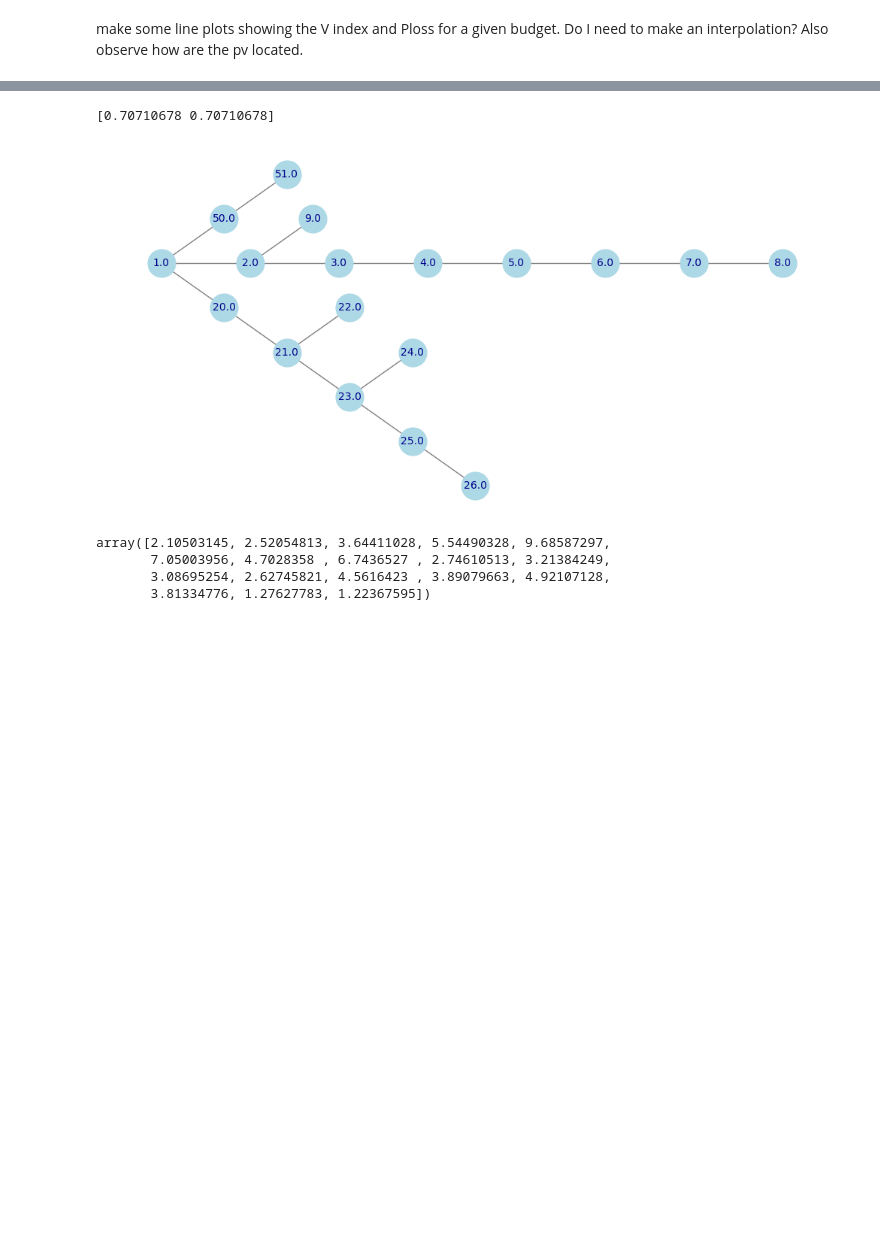
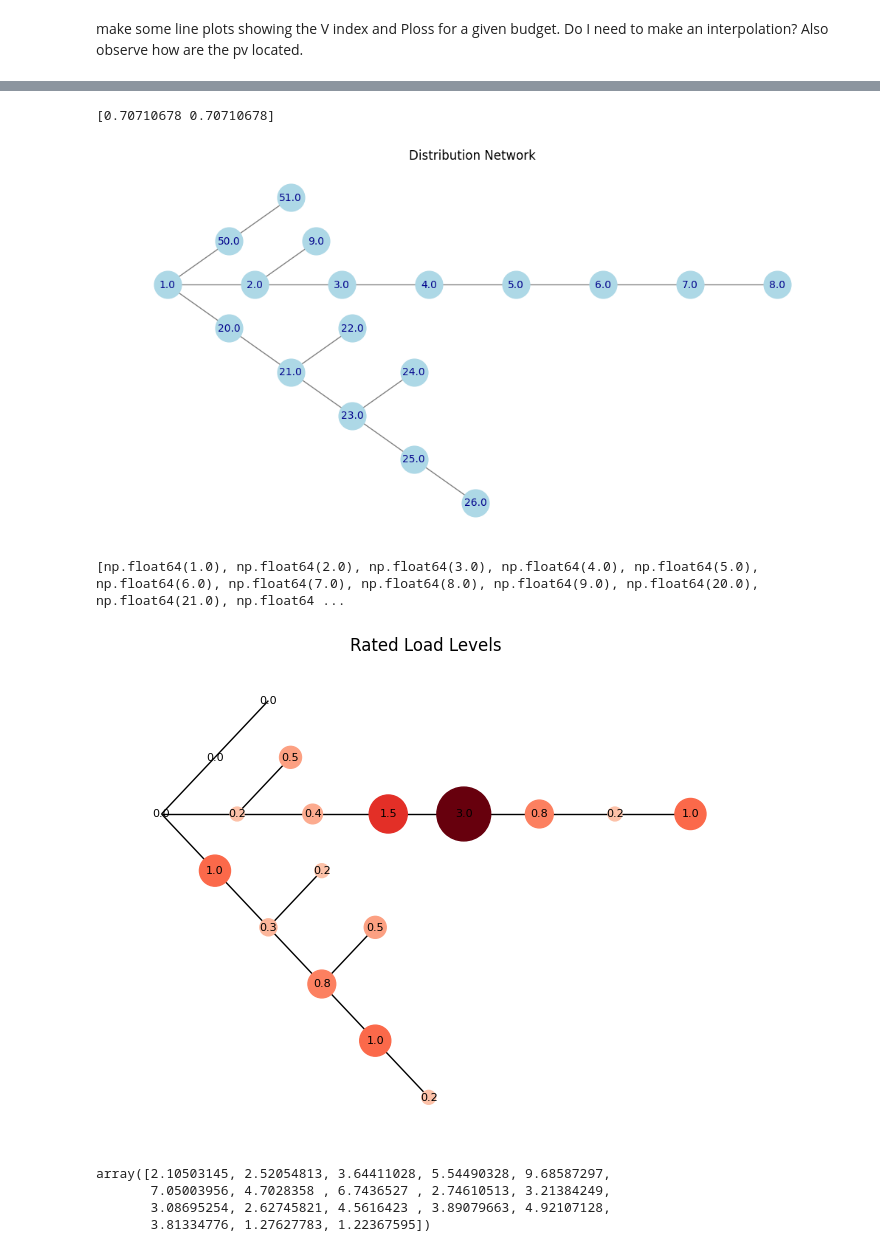
Before and after one commit to malo-lahogue/Optimization_Methods_Project, a Jupyter notebook: visualization.ipynb, the cells around one changed output, grey strips where cells are left out. Saved outputs shown, nothing was run; the diff lists cells and outputs as text; code cells hidden in the pictures; blank space fills up the shorter version.

Commit message:
added rated load visual, and plot function based on hyper-param vals

```diff
--- a/visualization.ipynb
+++ b/visualization.ipynb
@@ -202,11 +215,35 @@ plt.show()
 # %%
 # Load the branch data
 branch_data = pd.read_csv('DATA/branch_data.csv')
+load_data = pd.read_csv('DATA/load_data.csv')
+rated_p = load_data['pd']*10
+load_busses = load_data['load_bus'].to_numpy()
+bus_id = [1, 2, 3, 4, 5, 6, 7, 8, 9, 20, 21, 22, 23, 24, 25, 26, 50, 51]
+rated_p_update = np.zeros(np.size(bus_id))
+count = 0
+load_bus_count = 0
+for i in bus_id:
+    if i in load_busses:
+        rated_p_update[count] = rated_p[load_bus_count]
+        load_bus_count += 1
+    count += 1
+
 
 # Create a graph
 G = nx.Graph()
 
 seed = 10
+
+f = 100
+
+node_sizes = rated_p_update*500
+
+r = rated_p_update
+cmax = np.max(r)
+cmin = np.min(r)
+norm_rated_p = [(value - cmin) / (cmax - cmin) for value in rated_p_update+0.5]
+viridis = colormaps.get_cmap('Reds')
+node_colors = [viridis(value) for value in norm_rated_p]
 
 # Add edges to the graph based on f_bus and t_bus columns
 for _, row in branch_data.iterrows():
@@ -230,34 +267,62 @@ pos = { 1.0: np.array([0, 0]),
         5.0: np.array([4, 0]),
         6.0: np.array([5, 0]),
         7.0: np.array([6, 0]),
         8.0: np.array([7, 0]),
         9.0: np.array([1, 0]) + 1*c,
         20.0: np.array([0, 0])+1*c*[1,-1],
         21.0: np.array([0, 0])+2*c*[1,-1],
         22.0: np.array([0, 0])+2*c*[1,-1]+c,
         23.0: np.array([0, 0])+3*c*[1,-1],
         24.0: np.array([0, 0])+3*c*[1,-1]+c,
         25.0: np.array([0, 0])+4*c*[1,-1],
         26.0: np.array([0, 0])+5*c*[1,-1],
         50.0: np.array([0, 0])+1*c,
         51.0: np.array([0, 0])+2*c,}
 
 nx.draw(
     G,
     pos,
     with_labels=True,
     node_color="lightblue",
     node_size=700,
     font_size=10,
     font_color="darkblue",
     edge_color="gray"
 )
 
 plt.title("Distribution Network")
 plt.show()
+
+nx.draw(
+    G,
+    pos,
+    with_labels = False,
+    node_color = node_colors,
+    node_size = node_sizes
+)
+
+rated_p_list = {bus_id[i] : rated_p_update[i] for i in range(len(bus_id))}
+
+print(G.nodes)
+for node in G.nodes():
+    x, y = pos[node]
+    plt.text(
+        x,
+        y,
+        str(np.around(rated_p_list[node], 2)),
+        fontsize=8,
+        ha='center',
+        va='center',
+        color='black'
+    )
+
+plt.title("Rated Load Levels")
+plt.show()
 # %% [output]
 [0.70710678 0.70710678]
-[figure, old version]
+[figure, new version]
+[np.float64(1.0), np.float64(2.0), np.float64(3.0), np.float64(4.0), np.float64(5.0), np.float64(6.0), np.float64(7.0), np.float64(8.0), np.float64(9.0), np.float64(20.0), np.float64(21.0), np.float64 ...
+[figure, added]
 # %%
 r = results.to_numpy()[:,7:]*1e-3
 r[10,:]
```
Also changed, not shown: parts of 10 cells of this notebook.
